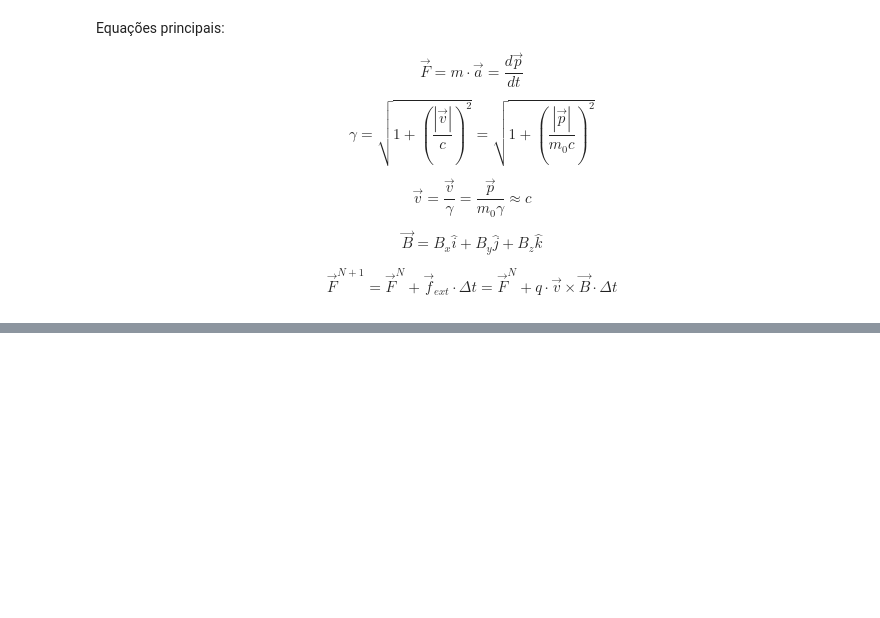
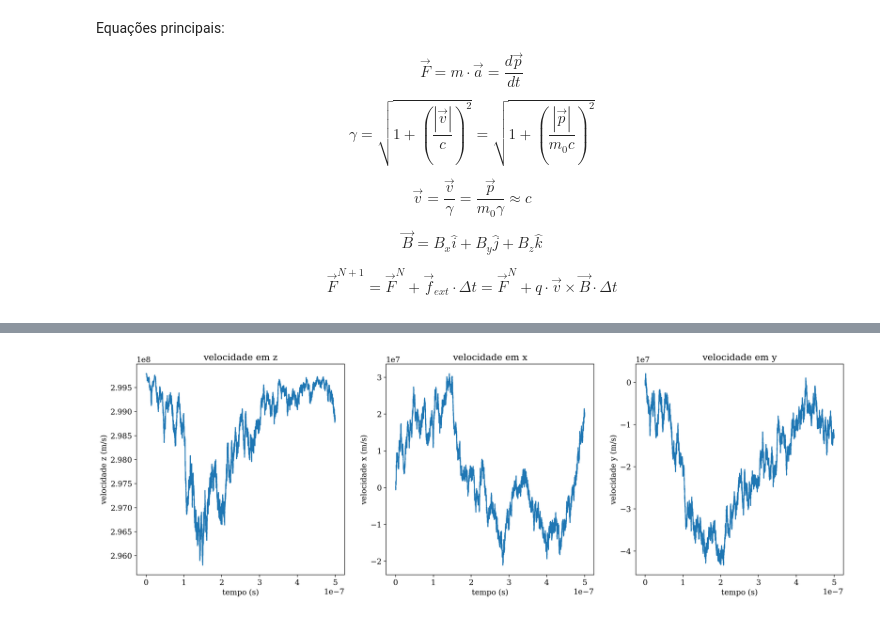
Before and after one commit to arthu0404/Simulacao-da-Correcao-do-Feixe-de-Eletrons, a Jupyter notebook: Simulacao do Feixe.ipynb, the cells around one changed output, grey strips where cells are left out. Saved outputs shown, nothing was run; the diff lists cells and outputs as text; code cells hidden in the pictures; blank space fills up the shorter version.

```diff
--- a/Simulacao do Feixe.ipynb
+++ b/Simulacao do Feixe.ipynb
@@ -67,6 +68,7 @@ class FeixeEletron():
         self.c = config["V_LUZ"]
         self.m_e = config["MASSA_E"]
         self.dt = parametros["dt"]
+        self.int_ruido = parametros["int_ruido"]
 
         self.forca = np.array(parametros["forca"], dtype=float)
         self.pos0 = np.array([parametros["x0"], parametros["y0"], parametros["z0"]], dtype=float)
@@ -78,11 +80,22 @@ class FeixeEletron():
 
     def momento_para_velocidade(self, momento):
         momento_norm = np.linalg.norm(momento)
-        gamma = 1 / np.sqrt(1 + (momento_norm)/(self.m_e * self.c))
+        gamma = np.sqrt(1 + ((momento_norm)/(self.m_e * self.c))**2)
 
         velocidade = momento / (gamma * self.m_e)
 
         return velocidade
+
+    def aplicar_ruido(self, vetor, intensidade_max):
+        theta_x, theta_y, theta_z = np.random.uniform(-intensidade_max, intensidade_max, 3)
+
+        Rx = np.array([[1, 0, 0], [0, np.cos(theta_x), -np.sin(theta_x)], [0, np.sin(theta_x), np.cos(theta_x)]])
+
+        Ry = np.array([[np.cos(theta_y), 0, np.sin(theta_y)], [0, 1, 0], [-np.sin(theta_y), 0, np.cos(theta_y)]])
+
+        vetor_rotacionado = Ry @ (Rx @ vetor)
+
+        return vetor_rotacionado
 
     def runge_kutta(self, n_times):
         self.pos = np.zeros((n_times + 1, 3))
@@ -121,6 +134,8 @@ class FeixeEletron():
             momento_atual += (self.dt / 6) * (forca_k1 + 2*forca_k2 + 2*forca_k3 + forca_k4)
             pos_atual += (self.dt / 6) * (v_k1 + 2*v_k2 + 2*v_k3 + v_k4)
 
+            momento_atual = self.aplicar_ruido(momento_atual, self.int_ruido)
+
             self.momentos[i+1] = momento_atual
             self.vel[i+1] = self.momento_para_velocidade(momento_atual)
             self.pos[i+1] = pos_atual
@@ -130,4 +145,4 @@ N_VEZES = 50000
 
 eletron = FeixeEletron(parametros, config)
 eletron.runge_kutta(N_VEZES)
-eletron.pos[0:10]
+eletron.vel[0:10]
@@ -133,0 +160,38 @@ eletron.pos[0:10]
+# %%
+tempo = eletron.t
+velocidade_x = eletron.vel[:, 0]
+velocidade_y = eletron.vel[:, 1]
+velocidade_z = eletron.vel[:, 2]
+posicao = eletron.pos[:, 2]
+
+fig = plt.figure(figsize=(20, 6), dpi=200)
+gs = gridspec.GridSpec(1, 3, figure=fig)
+
+ax1 = fig.add_subplot(gs[0, 0])
+ax1.plot(tempo, velocidade_z)
+ax1.set_ylabel("velocidade z (m/s)")
+ax1.set_xlabel("tempo (s)")
+ax1.set_title("velocidade em z")
+
+ax3 = fig.add_subplot(gs[0, 1])
+ax3.plot(tempo, velocidade_x)
+ax3.set_ylabel("velocidade x (m/s)")
+ax3.set_xlabel("tempo (s)")
+ax3.set_title("velocidade em x")
+
+ax4 = fig.add_subplot(gs[0, 2])
+ax4.plot(tempo, velocidade_y)
+ax4.set_ylabel("velocidade y (m/s)")
+ax4.set_xlabel("tempo (s)")
+ax4.set_title("velocidade em y")
+
+# ax2 = fig.add_subplot(gs[1, 1])
+# ax2.plot(tempo, posicao)
+# ax2.set_ylabel("posição (m)")
+# ax2.set_xlabel("tempo (s)")
+# ax2.set_title("posição")
+
+
+plt.show()
+# %% [output]
+[figure, added]
```
Also changed, not shown: parts of 2 cells of this notebook.
